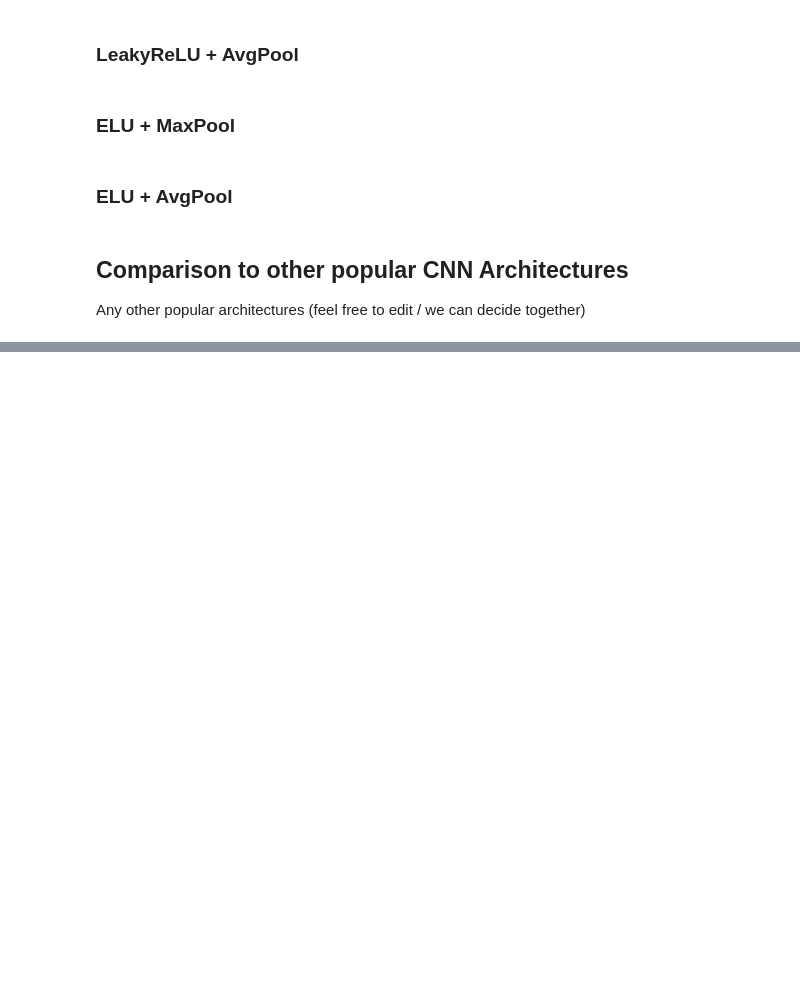
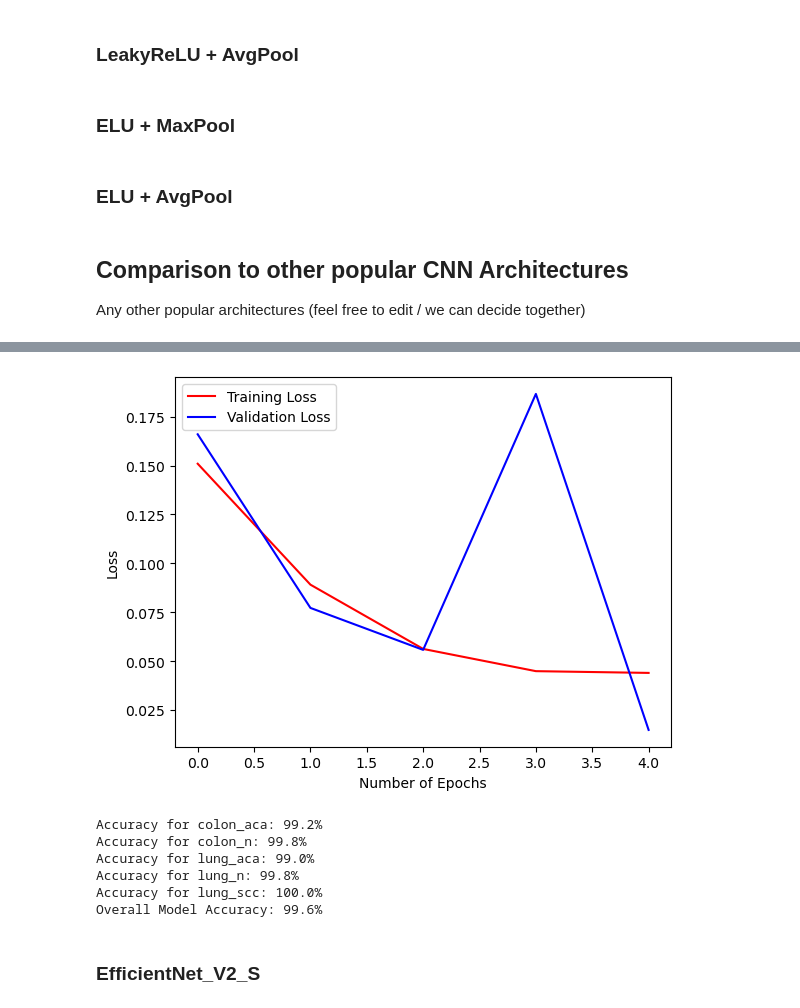
Before and after one commit to garrett-lam/CancerHistopathologyCNN, a Jupyter notebook: lung_colon_CNN.ipynb, the cells around one changed output, grey strips where cells are left out. Drawn from its saved outputs; the diff is of its cells as text; code cells hidden in the pictures; blank space fills up the shorter version.

Commit message:
[ADDED] resnet, effnet, vgg

```diff
--- a/lung_colon_CNN.ipynb
+++ b/lung_colon_CNN.ipynb
@@ -202,3 +205,8 @@ loadModel('elu', 'avg', img_size, test_loader, classes, device)
 ## **Comparison to other popular CNN Architectures**
 
 Any other popular architectures (feel free to edit / we can decide together)
+# %%
+num_epochs = 5
+criterion = nn.CrossEntropyLoss()
+lr = 0.001
+num_classes = len(classes)
@@ -204,0 +215,6 @@ Any other popular architectures (feel free to edit / we can decide together)
+# %%
+model = ResNet18(num_classes, img_size)
+model = model.to(device)
+optimizer = optim.Adam(model.parameters(), lr = lr)
+train_loss, valid_loss = trainModel(model, None, None, img_size, train_loader, valid_loader, criterion, optimizer, num_epochs, device)
+saveModel(model, 'resnet18')
@@ -204,0 +239,15 @@ Any other popular architectures (feel free to edit / we can decide together)
+# %%
+plotTrain(train_loss, valid_loss)
+# %% [output]
+[figure, added]
+# %%
+_ , _ = testNN(model, test_loader, classes, device)
+# %% [output]
+Accuracy for colon_aca: 99.2%
+Accuracy for colon_n: 99.8%
+Accuracy for lung_aca: 99.0%
+Accuracy for lung_n: 99.8%
+Accuracy for lung_scc: 100.0%
+Overall Model Accuracy: 99.6%
+# %% [markdown]
+### EfficientNet_V2_S
```
Also changed, not shown: parts of 11 cells of this notebook, 5 other files.
